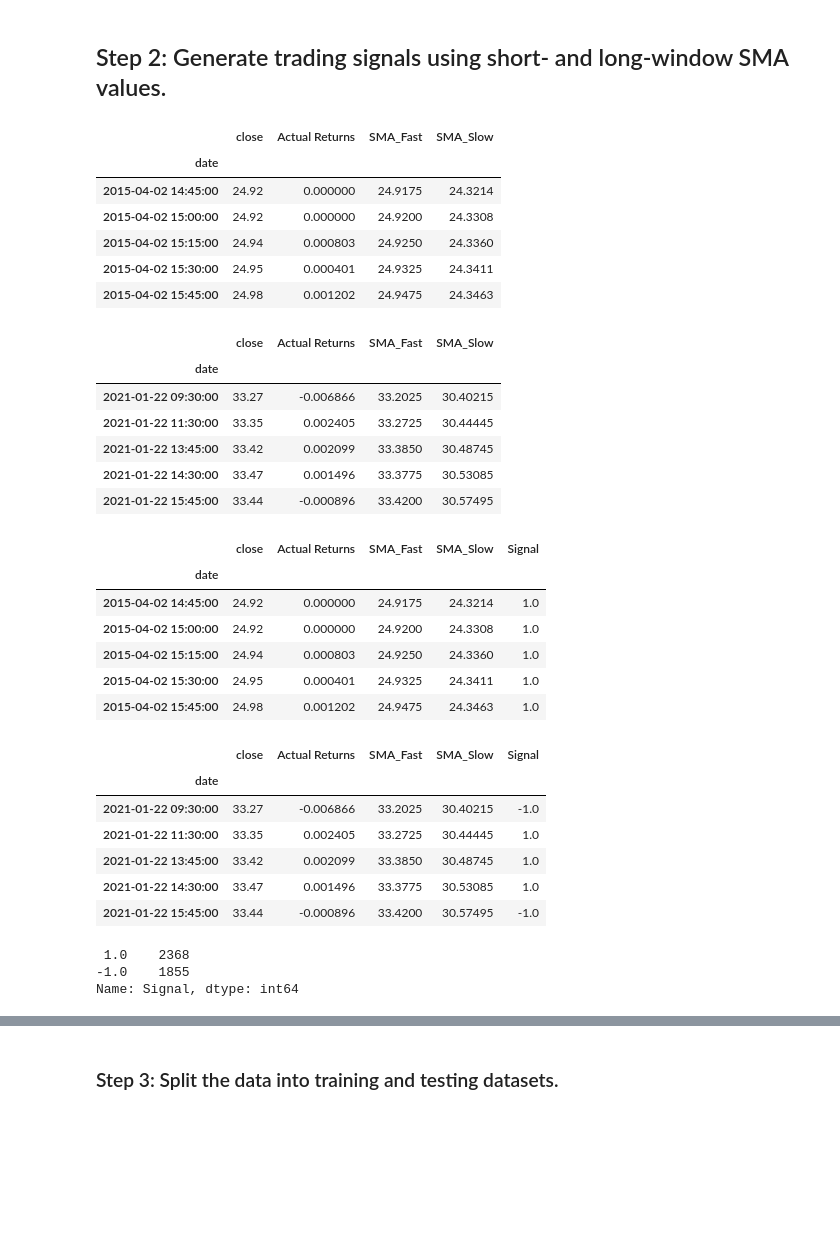
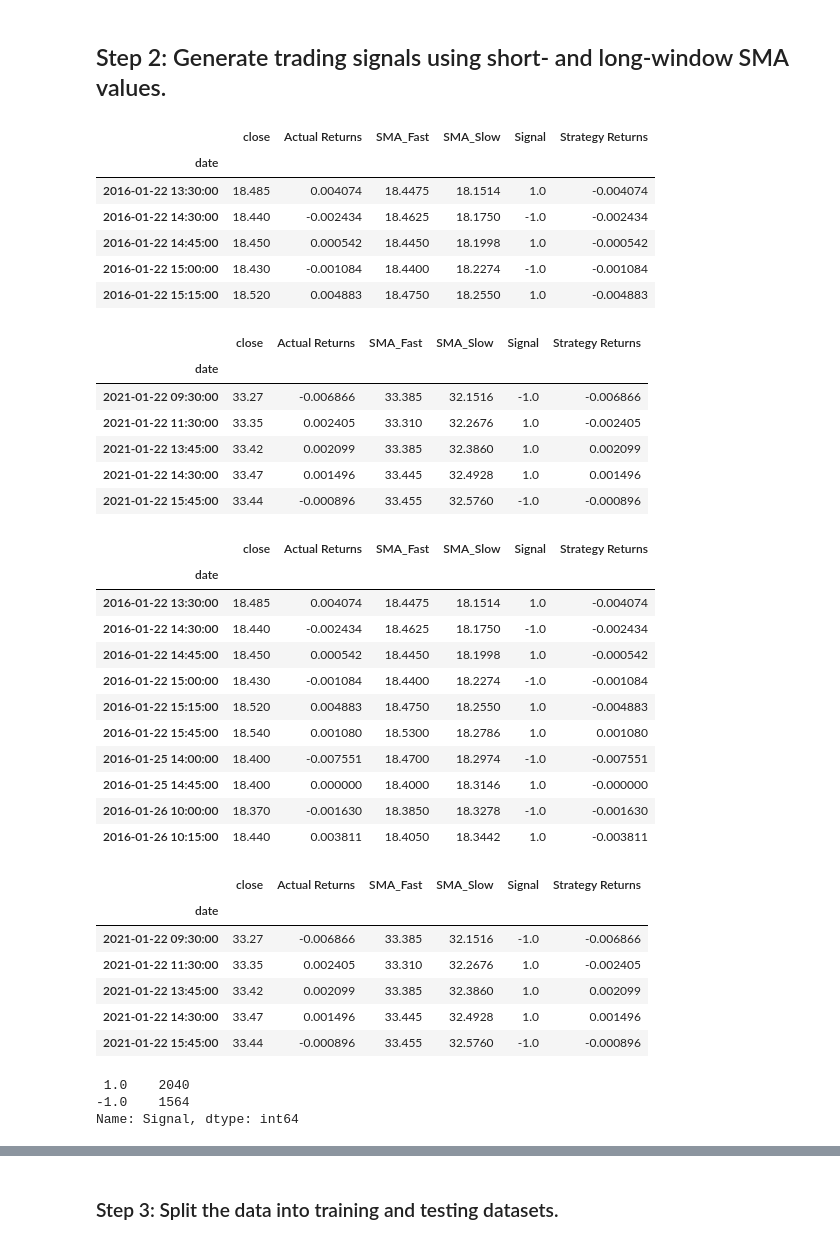
Before and after one commit to jake-viss/UW_Fintech_Challenge_14, a Jupyter notebook: machine_learning_trading_bot.ipynb, the cells around one changed output, grey strips where cells are left out. Drawn from its saved outputs; the diff is of its cells as text; code cells hidden in the pictures; blank space fills up the shorter version.

```diff
--- a/machine_learning_trading_bot.ipynb
+++ b/machine_learning_trading_bot.ipynb
@@ -139,8 +139,8 @@ display(signals_df.tail())
 ## Step 2: Generate trading signals using short- and long-window SMA values.
 # %%
 # Set the short window and long window
-short_window = 4
-long_window = 100
+short_window = 2
+long_window = 25
 
 # Generate the fast and slow simple moving averages (4 and 100 days, respectively)
 signals_df['SMA_Fast'] = signals_df['close'].rolling(window=short_window).mean()
@@ -152,53 +152,58 @@ signals_df = signals_df.dropna()
 display(signals_df.head())
 display(signals_df.tail())
 # %% [output]
-|  | close | Actual Returns | SMA_Fast | SMA_Slow |
-| date |  |  |  |  |
-| 2015-04-02 14:45:00 | 24.92 | 0.000000 | 24.9175 | 24.3214 |
-| 2015-04-02 15:00:00 | 24.92 | 0.000000 | 24.9200 | 24.3308 |
-| 2015-04-02 15:15:00 | 24.94 | 0.000803 | 24.9250 | 24.3360 |
-| 2015-04-02 15:30:00 | 24.95 | 0.000401 | 24.9325 | 24.3411 |
-| 2015-04-02 15:45:00 | 24.98 | 0.001202 | 24.9475 | 24.3463 |
+|  | close | Actual Returns | SMA_Fast | SMA_Slow | Signal | Strategy Returns |
+| date |  |  |  |  |  |  |
+| 2016-01-22 13:30:00 | 18.485 | 0.004074 | 18.4475 | 18.1514 | 1.0 | -0.004074 |
+| 2016-01-22 14:30:00 | 18.440 | -0.002434 | 18.4625 | 18.1750 | -1.0 | -0.002434 |
+| 2016-01-22 14:45:00 | 18.450 | 0.000542 | 18.4450 | 18.1998 | 1.0 | -0.000542 |
+| 2016-01-22 15:00:00 | 18.430 | -0.001084 | 18.4400 | 18.2274 | -1.0 | -0.001084 |
+| 2016-01-22 15:15:00 | 18.520 | 0.004883 | 18.4750 | 18.2550 | 1.0 | -0.004883 |
-|  | close | Actual Returns | SMA_Fast | SMA_Slow |
-| date |  |  |  |  |
-| 2021-01-22 09:30:00 | 33.27 | -0.006866 | 33.2025 | 30.40215 |
-| 2021-01-22 11:30:00 | 33.35 | 0.002405 | 33.2725 | 30.44445 |
-| 2021-01-22 13:45:00 | 33.42 | 0.002099 | 33.3850 | 30.48745 |
-| 2021-01-22 14:30:00 | 33.47 | 0.001496 | 33.3775 | 30.53085 |
-| 2021-01-22 15:45:00 | 33.44 | -0.000896 | 33.4200 | 30.57495 |
+|  | close | Actual Returns | SMA_Fast | SMA_Slow | Signal | Strategy Returns |
+| date |  |  |  |  |  |  |
+| 2021-01-22 09:30:00 | 33.27 | -0.006866 | 33.385 | 32.1516 | -1.0 | -0.006866 |
+| 2021-01-22 11:30:00 | 33.35 | 0.002405 | 33.310 | 32.2676 | 1.0 | -0.002405 |
+| 2021-01-22 13:45:00 | 33.42 | 0.002099 | 33.385 | 32.3860 | 1.0 | 0.002099 |
+| 2021-01-22 14:30:00 | 33.47 | 0.001496 | 33.445 | 32.4928 | 1.0 | 0.001496 |
+| 2021-01-22 15:45:00 | 33.44 | -0.000896 | 33.455 | 32.5760 | -1.0 | -0.000896 |
 # %%
 # Initialize the new Signal column
 signals_df['Signal'] = 0.0
 
 # When Actual Returns are greater than or equal to 0, generate signal to buy stock long
 signals_df.loc[(signals_df['Actual Returns'] >= 0), 'Signal'] = 1
 
 # When Actual Returns are less than 0, generate signal to sell stock short
 signals_df.loc[(signals_df['Actual Returns'] < 0), 'Signal'] = -1
 
 # Review the DataFrame
-display(signals_df.head())
+display(signals_df.head(10))
 display(signals_df.tail())
 # %% [output]
-|  | close | Actual Returns | SMA_Fast | SMA_Slow | Signal |
-| date |  |  |  |  |  |
-| 2015-04-02 14:45:00 | 24.92 | 0.000000 | 24.9175 | 24.3214 | 1.0 |
-| 2015-04-02 15:00:00 | 24.92 | 0.000000 | 24.9200 | 24.3308 | 1.0 |
-| 2015-04-02 15:15:00 | 24.94 | 0.000803 | 24.9250 | 24.3360 | 1.0 |
-| 2015-04-02 15:30:00 | 24.95 | 0.000401 | 24.9325 | 24.3411 | 1.0 |
-| 2015-04-02 15:45:00 | 24.98 | 0.001202 | 24.9475 | 24.3463 | 1.0 |
+|  | close | Actual Returns | SMA_Fast | SMA_Slow | Signal | Strategy Returns |
+| date |  |  |  |  |  |  |
+| 2016-01-22 13:30:00 | 18.485 | 0.004074 | 18.4475 | 18.1514 | 1.0 | -0.004074 |
+| 2016-01-22 14:30:00 | 18.440 | -0.002434 | 18.4625 | 18.1750 | -1.0 | -0.002434 |
+| 2016-01-22 14:45:00 | 18.450 | 0.000542 | 18.4450 | 18.1998 | 1.0 | -0.000542 |
+| 2016-01-22 15:00:00 | 18.430 | -0.001084 | 18.4400 | 18.2274 | -1.0 | -0.001084 |
+| 2016-01-22 15:15:00 | 18.520 | 0.004883 | 18.4750 | 18.2550 | 1.0 | -0.004883 |
+| 2016-01-22 15:45:00 | 18.540 | 0.001080 | 18.5300 | 18.2786 | 1.0 | 0.001080 |
+| 2016-01-25 14:00:00 | 18.400 | -0.007551 | 18.4700 | 18.2974 | -1.0 | -0.007551 |
+| 2016-01-25 14:45:00 | 18.400 | 0.000000 | 18.4000 | 18.3146 | 1.0 | -0.000000 |
+| 2016-01-26 10:00:00 | 18.370 | -0.001630 | 18.3850 | 18.3278 | -1.0 | -0.001630 |
+| 2016-01-26 10:15:00 | 18.440 | 0.003811 | 18.4050 | 18.3442 | 1.0 | -0.003811 |
-|  | close | Actual Returns | SMA_Fast | SMA_Slow | Signal |
-| date |  |  |  |  |  |
-| 2021-01-22 09:30:00 | 33.27 | -0.006866 | 33.2025 | 30.40215 | -1.0 |
-| 2021-01-22 11:30:00 | 33.35 | 0.002405 | 33.2725 | 30.44445 | 1.0 |
-| 2021-01-22 13:45:00 | 33.42 | 0.002099 | 33.3850 | 30.48745 | 1.0 |
-| 2021-01-22 14:30:00 | 33.47 | 0.001496 | 33.3775 | 30.53085 | 1.0 |
-| 2021-01-22 15:45:00 | 33.44 | -0.000896 | 33.4200 | 30.57495 | -1.0 |
+|  | close | Actual Returns | SMA_Fast | SMA_Slow | Signal | Strategy Returns |
+| date |  |  |  |  |  |  |
+| 2021-01-22 09:30:00 | 33.27 | -0.006866 | 33.385 | 32.1516 | -1.0 | -0.006866 |
+| 2021-01-22 11:30:00 | 33.35 | 0.002405 | 33.310 | 32.2676 | 1.0 | -0.002405 |
+| 2021-01-22 13:45:00 | 33.42 | 0.002099 | 33.385 | 32.3860 | 1.0 | 0.002099 |
+| 2021-01-22 14:30:00 | 33.47 | 0.001496 | 33.445 | 32.4928 | 1.0 | 0.001496 |
+| 2021-01-22 15:45:00 | 33.44 | -0.000896 | 33.455 | 32.5760 | -1.0 | -0.000896 |
 # %%
 signals_df['Signal'].value_counts()
 # %% [output]
- 1.0    2368
--1.0    1855
+ 1.0    2040
+-1.0    1564
 Name: Signal, dtype: int64
 # %%
 # Calculate the strategy returns and add them to the signals_df DataFrame
```
Also changed, not shown: parts of 11 cells of this notebook, 11 other files.
